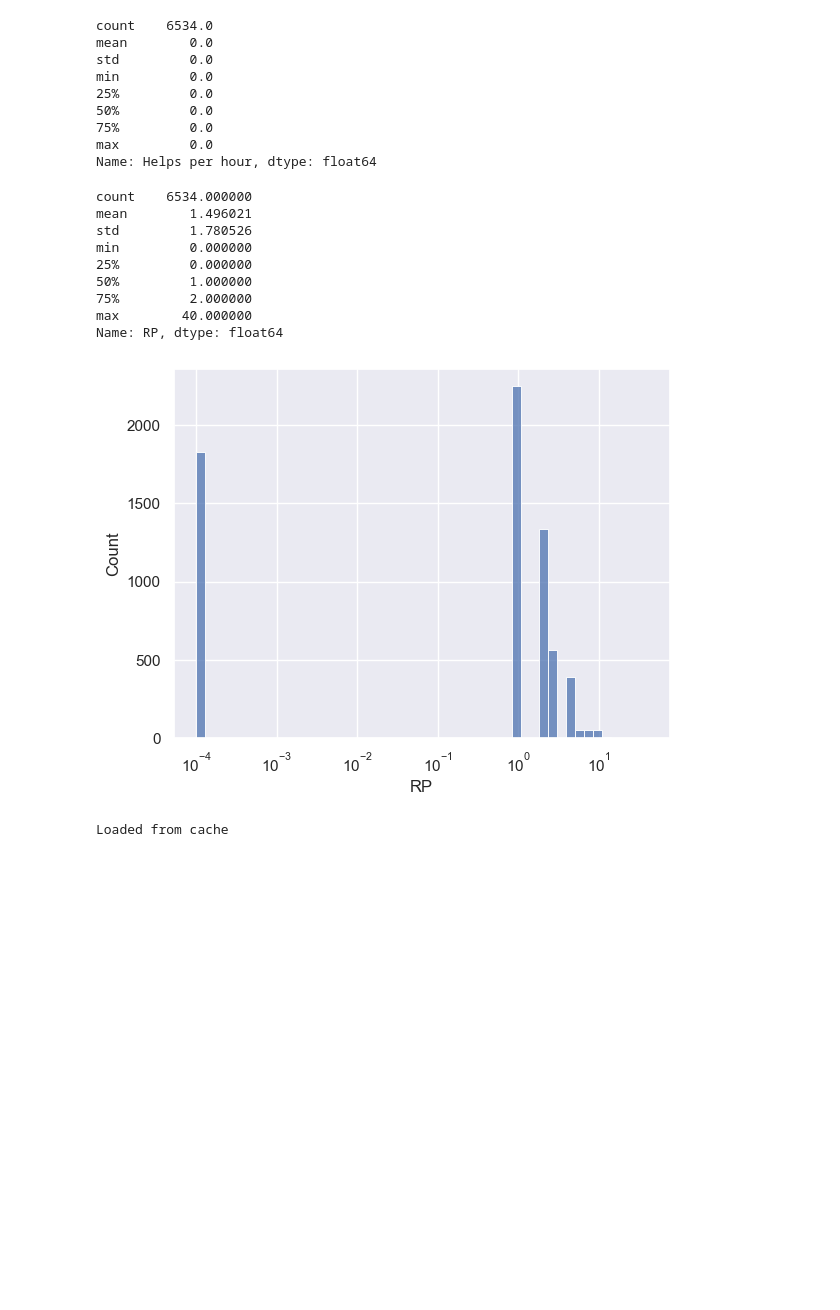
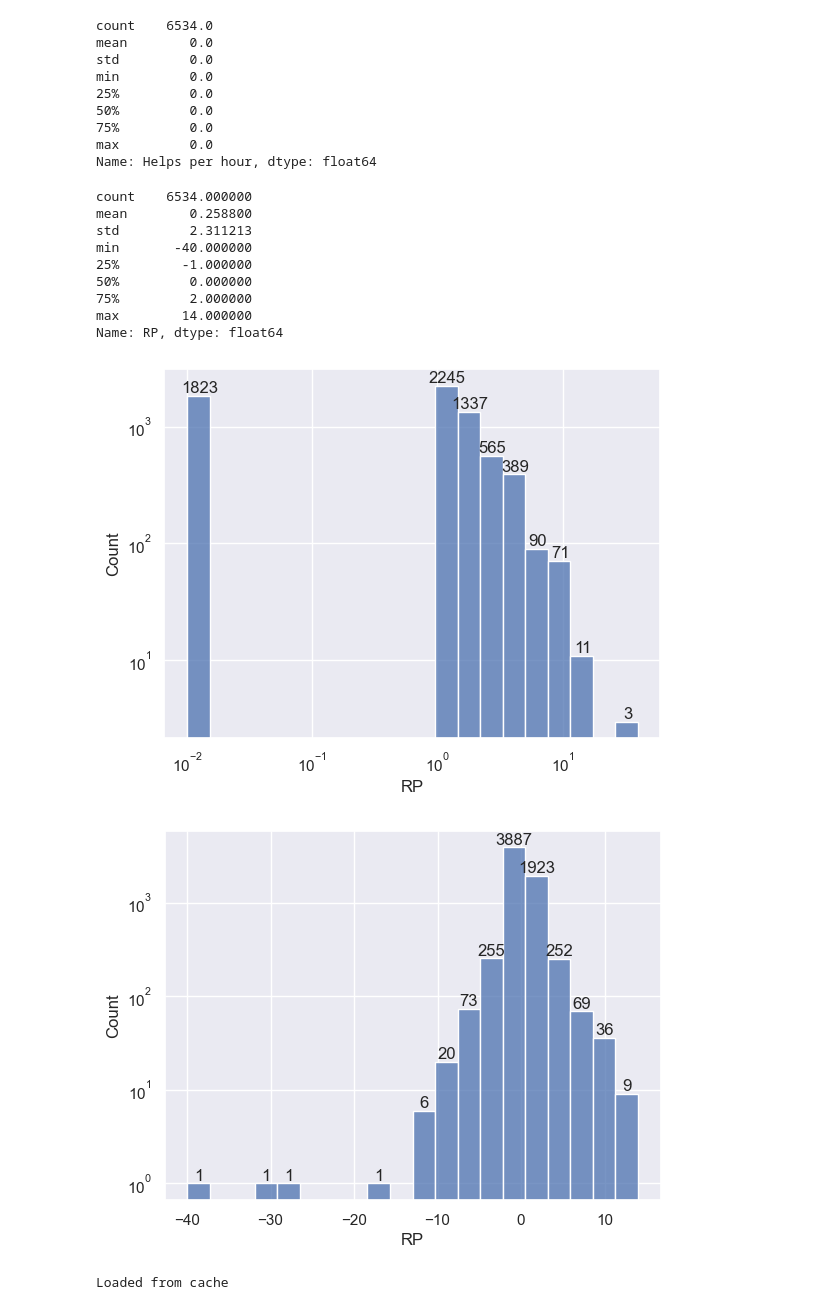
Before and after one commit to jeancroy/RP-fit, a Jupyter notebook: RP fit.ipynb, the cells around one changed output. Drawn from its saved outputs; the diff is of its cells as text; code cells hidden in the pictures; blank space fills up the shorter version.

Commit message:
Make histograms more descriptive

```diff
--- a/RP fit.ipynb
+++ b/RP fit.ipynb
@@ -124,20 +125,30 @@ def residual(x):
 # %%
 # what is the quality of the initial guess?
 
-r = np.abs(data["RP"] - np.round(RP(x0)) )
+r= data["RP"] - np.round(RP(x0))
 pd.Series(r).describe()
-_ = sns.histplot(x=np.clip(r, 1e-4,1e3), log_scale=True, bins=50)
+
+_ = plt.figure()
+g = sns.histplot(x=np.clip(np.abs(r), 1e-2,1e3), log_scale=True, bins=20)
+g.axes.set_yscale('log')
+_ = g.bar_label(g.containers[1], labels= [str(v) if v else '' for v in g.containers[1].datavalues])
+
+_ = plt.figure()
+g = sns.histplot(x=r, bins=20)
+_ = g.axes.set_yscale('log')
+_ = g.bar_label(g.containers[1], labels= [str(v) if v else '' for v in g.containers[1].datavalues])
 # %% [output]
 count    6534.000000
-mean        1.496021
-std         1.780526
-min         0.000000
-25%         0.000000
-50%         1.000000
+mean        0.258800
+std         2.311213
+min       -40.000000
+25%        -1.000000
+50%         0.000000
 75%         2.000000
-max        40.000000
+max        14.000000
 Name: RP, dtype: float64
-[figure, old version]
+[figure, new version]
+[figure, added]
 # %%
 cache_fit = True
 
```
Also changed, not shown: parts of 4 cells of this notebook, 4 other files.
